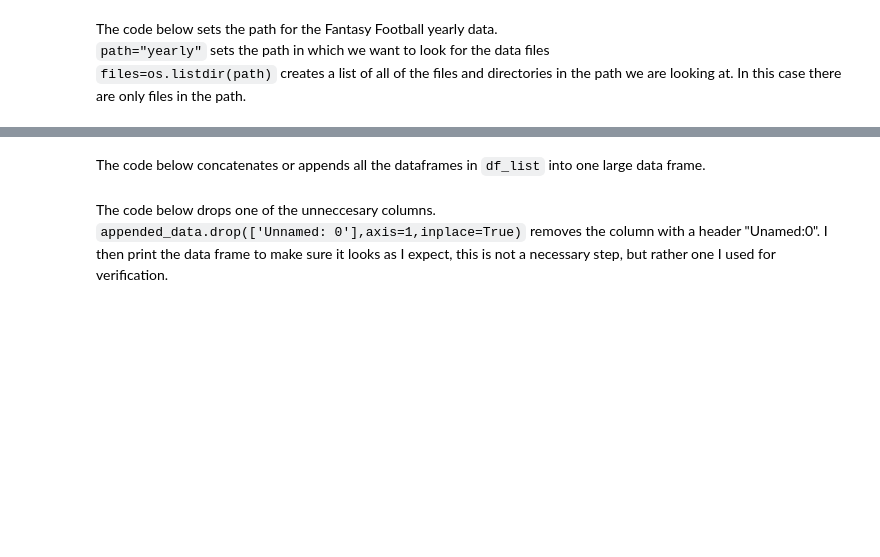
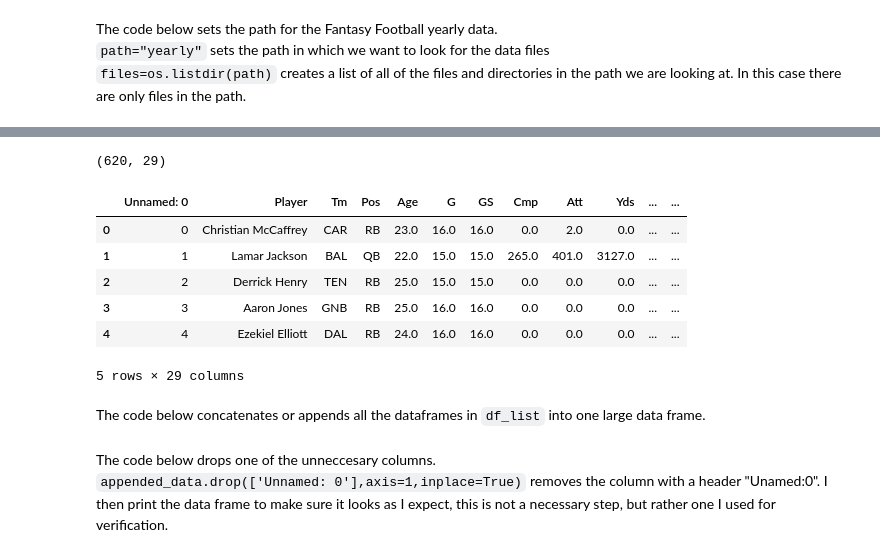
Before and after one commit to dust39/FFL_Project_Data2, a Jupyter notebook: FFL_project_data2.ipynb, the cells around one changed output, grey strips where cells are left out. Cells and saved outputs as stored; diff of their text form; code cells hidden in the pictures; blank space fills up the shorter version.

```diff
--- a/FFL_project_data2.ipynb
+++ b/FFL_project_data2.ipynb
@@ -34,3 +54,15 @@ for f in files:
+# %%
+print(data.shape)
+data.head()
+# %% [output]
+(620, 29)
+|  | Unnamed: 0 | Player | Tm | Pos | Age | G | GS | Cmp | Att | Yds | ... | ... |
+| 0 | 0 | Christian McCaffrey | CAR | RB | 23.0 | 16.0 | 16.0 | 0.0 | 2.0 | 0.0 | ... | ... |
+| 1 | 1 | Lamar Jackson | BAL | QB | 22.0 | 15.0 | 15.0 | 265.0 | 401.0 | 3127.0 | ... | ... |
+| 2 | 2 | Derrick Henry | TEN | RB | 25.0 | 15.0 | 15.0 | 0.0 | 0.0 | 0.0 | ... | ... |
+| 3 | 3 | Aaron Jones | GNB | RB | 25.0 | 16.0 | 16.0 | 0.0 | 0.0 | 0.0 | ... | ... |
+| 4 | 4 | Ezekiel Elliott | DAL | RB | 24.0 | 16.0 | 16.0 | 0.0 | 0.0 | 0.0 | ... | ... |
+5 rows × 29 columns
 # %% [markdown]
 The code below concatenates or appends all the dataframes in `df_list` into one large data frame.
 # %%
```
Also changed, not shown: parts of 17 cells of this notebook, 2 other files.
